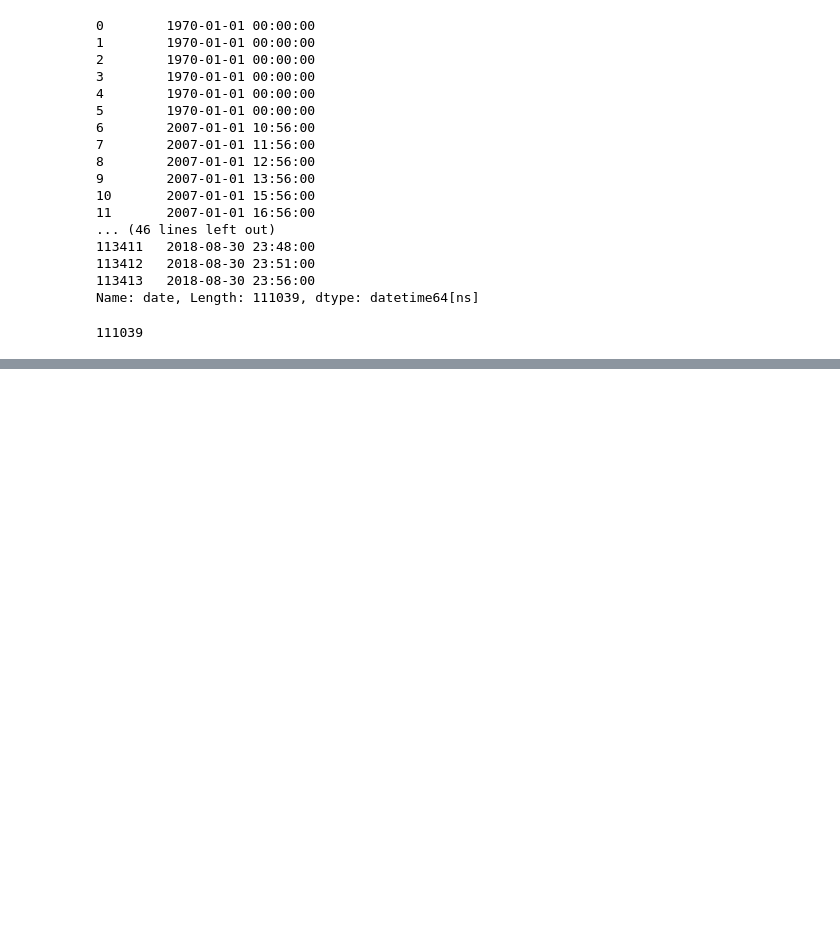
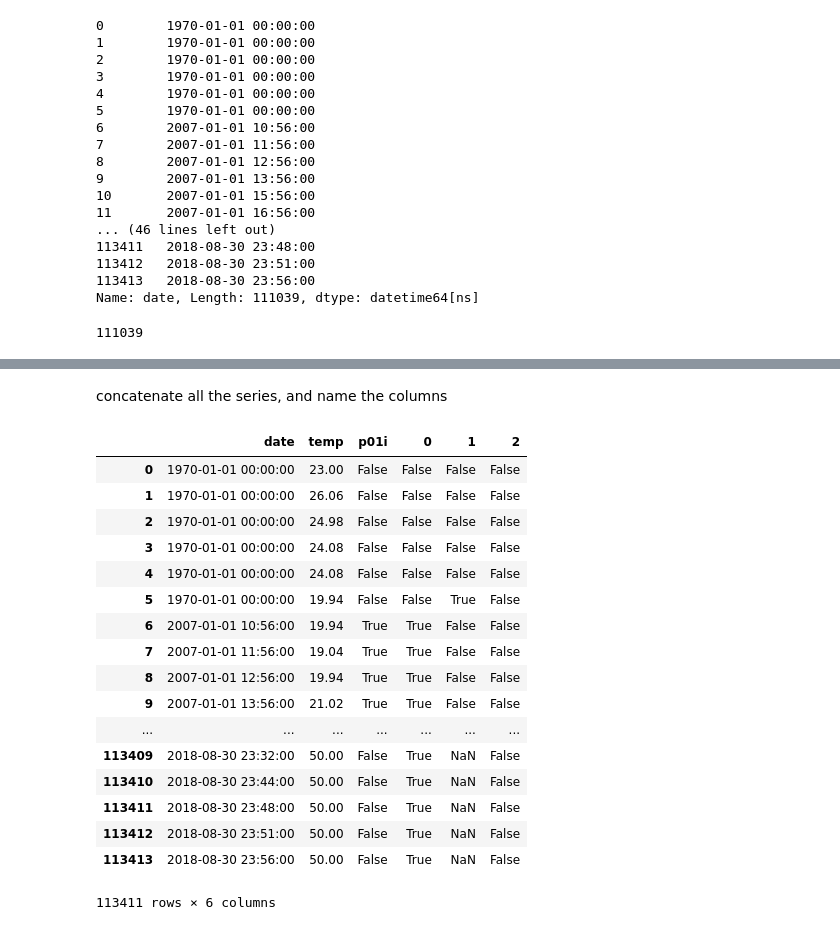
Before and after one commit to leannebaldwin/Pass_Closure, a Jupyter notebook: data_exploration/ASOS_stampede_pass/Stampede_pass_ASOS_Data_exploration.ipynb, the cells around one changed output, grey strips where cells are left out. Cells and saved outputs as stored; diff of their text form; code cells hidden in the pictures; blank space fills up the shorter version.

Commit message:
Add further exploration to get a clean weather dataframe

```diff
--- a/data_exploration/ASOS_stampede_pass/Stampede_pass_ASOS_Data_exploration.ipynb
+++ b/data_exploration/ASOS_stampede_pass/Stampede_pass_ASOS_Data_exploration.ipynb
@@ -447,0 +666,11 @@ len(temp)
+# %%
+def f(row):
+    if row['sknt'] >= 10.00:
+        val = True
+    elif row['gust'] >= 20.00:
+        val = True
+    else:
+        val = False
+    return val
+# %%
+wind_df = pd.concat([wind_speed, gust_speed], axis=1)
@@ -447,0 +698,2 @@ len(temp)
+# %%
+windy = wind_df.apply(f, axis=1)
@@ -447,0 +720,25 @@ len(temp)
+# %% [markdown]
+concatenate all the series, and name the columns
+# %%
+cleaned_df = pd.concat([date, temp, precipitation, overcast, poor_visibility, windy], axis=1)
+# %%
+cleaned_df
+# %% [output]
+|  | date | temp | p01i | 0 | 1 | 2 |
+| 0 | 1970-01-01 00:00:00 | 23.00 | False | False | False | False |
+| 1 | 1970-01-01 00:00:00 | 26.06 | False | False | False | False |
+| 2 | 1970-01-01 00:00:00 | 24.98 | False | False | False | False |
+| 3 | 1970-01-01 00:00:00 | 24.08 | False | False | False | False |
+| 4 | 1970-01-01 00:00:00 | 24.08 | False | False | False | False |
+| 5 | 1970-01-01 00:00:00 | 19.94 | False | False | True | False |
+| 6 | 2007-01-01 10:56:00 | 19.94 | True | True | False | False |
+| 7 | 2007-01-01 11:56:00 | 19.04 | True | True | False | False |
+| 8 | 2007-01-01 12:56:00 | 19.94 | True | True | False | False |
+| 9 | 2007-01-01 13:56:00 | 21.02 | True | True | False | False |
+| ... | ... | ... | ... | ... | ... | ... |
+| 113409 | 2018-08-30 23:32:00 | 50.00 | False | True | NaN | False |
+| 113410 | 2018-08-30 23:44:00 | 50.00 | False | True | NaN | False |
+| 113411 | 2018-08-30 23:48:00 | 50.00 | False | True | NaN | False |
+| 113412 | 2018-08-30 23:51:00 | 50.00 | False | True | NaN | False |
+| 113413 | 2018-08-30 23:56:00 | 50.00 | False | True | NaN | False |
+113411 rows × 6 columns
```
Also changed, not shown: parts of 32 cells of this notebook.
